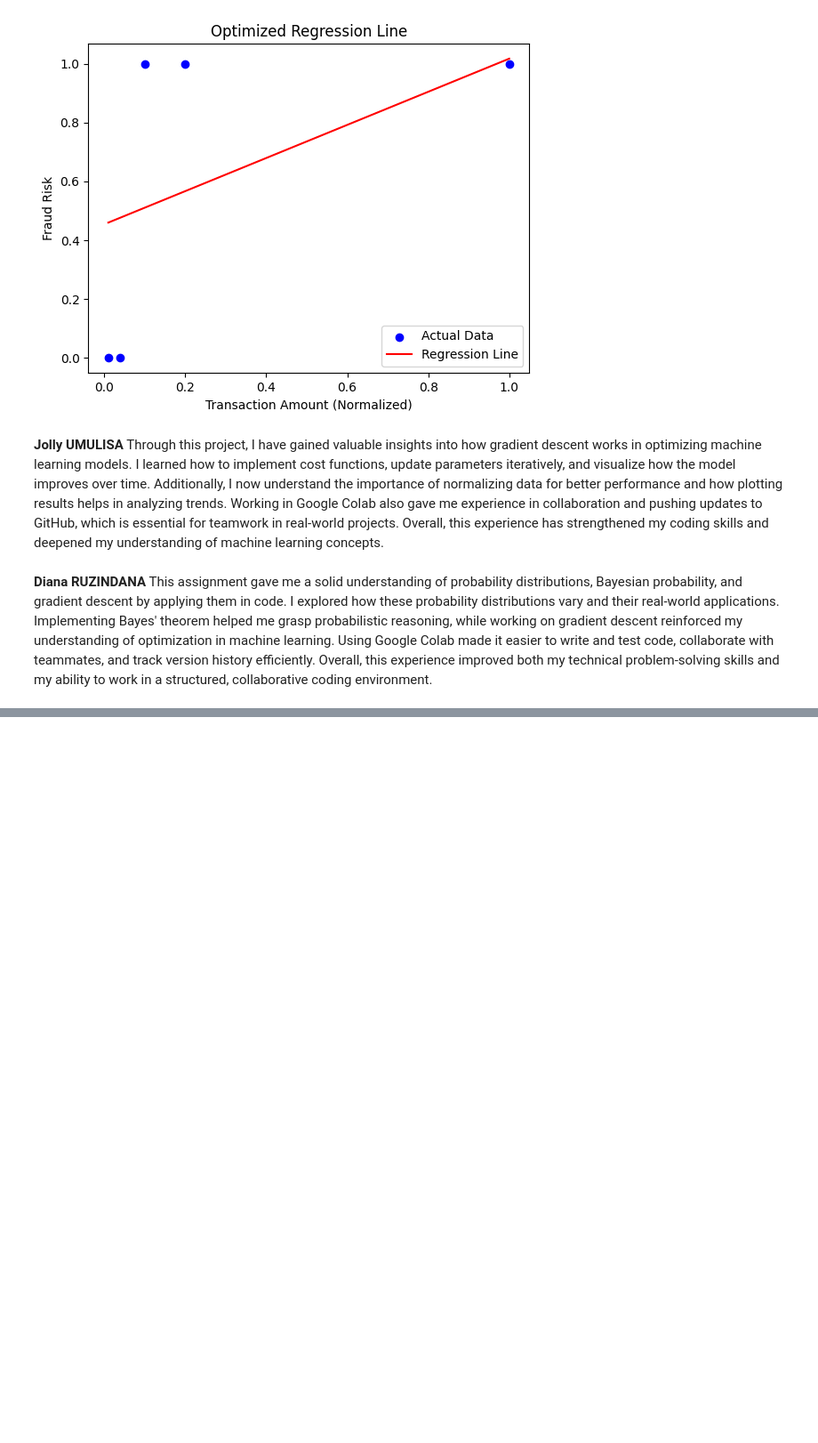
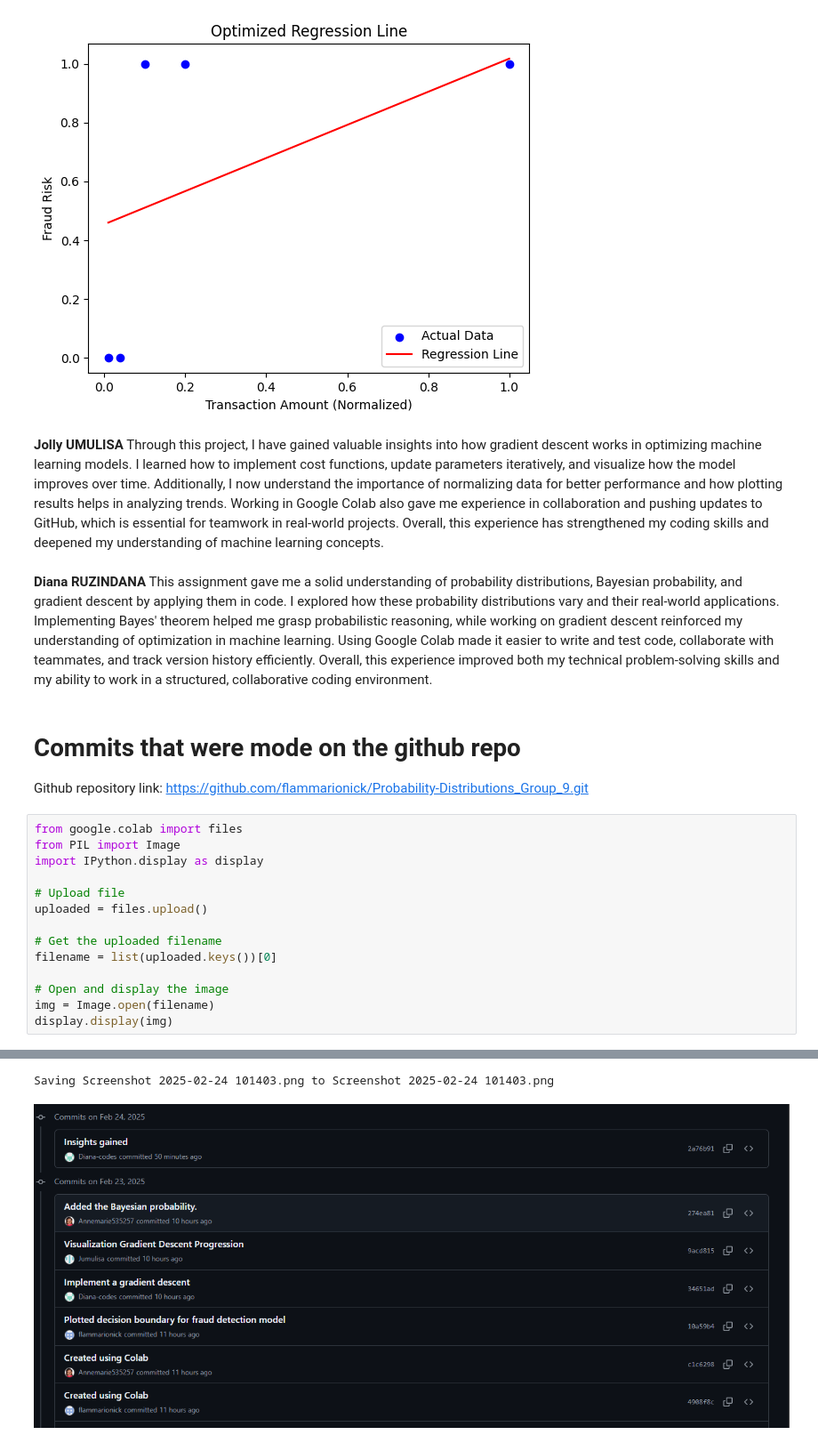
Before and after one commit to flammarionick/Probability-Distributions_Group_9, a Jupyter notebook: Group_9.ipynb, the cells around one changed output, grey strips where cells are left out. Shown: that part at 89% size. Saved outputs shown, nothing was run; the diff lists cells and outputs as text; blank space fills up the shorter version.

Commit message:
Added the evidence of commits done by the group members on the github repository and also added explanations about bayesian probability.

```diff
--- a/Group_9.ipynb
+++ b/Group_9.ipynb
@@ -367,3 +384,22 @@ plt.show()
 Through this project, I have gained valuable insights into how gradient descent works in optimizing machine learning models. I learned how to implement cost functions, update parameters iteratively, and visualize how the model improves over time. Additionally, I now understand the importance of normalizing data for better performance and how plotting results helps in analyzing trends. Working in Google Colab also gave me experience in collaboration and pushing updates to GitHub, which is essential for teamwork in real-world projects. Overall, this experience has strengthened my coding skills and deepened my understanding of machine learning concepts.
 # %% [markdown]
 **Diana RUZINDANA** This assignment gave me a solid understanding of probability distributions, Bayesian probability, and gradient descent by applying them in code. I explored how these probability distributions vary and their real-world applications. Implementing Bayes' theorem helped me grasp probabilistic reasoning, while working on gradient descent reinforced my understanding of optimization in machine learning. Using Google Colab made it easier to write and test code, collaborate with teammates, and track version history efficiently. Overall, this experience improved both my technical problem-solving skills and my ability to work in a structured, collaborative coding environment.
+# %% [markdown]
+# Commits that were mode on the github repo
+
+Github repository link: https://github.com/flammarionick/Probability-Distributions_Group_9.git
+# %%
+from google.colab import files
+from PIL import Image
+import IPython.display as display
+
+# Upload file
+uploaded = files.upload()
+
+# Get the uploaded filename
+filename = list(uploaded.keys())[0]
+
+# Open and display the image
+img = Image.open(filename)
+display.display(img)
+# %% [output]
@@ -369,0 +407,2 @@ Through this project, I have gained valuable insights into how gradient descent
+Saving Screenshot 2025-02-24 101403.png to Screenshot 2025-02-24 101403.png
+[figure, added]
```
Also changed, not shown: parts of 4 cells of this notebook.
